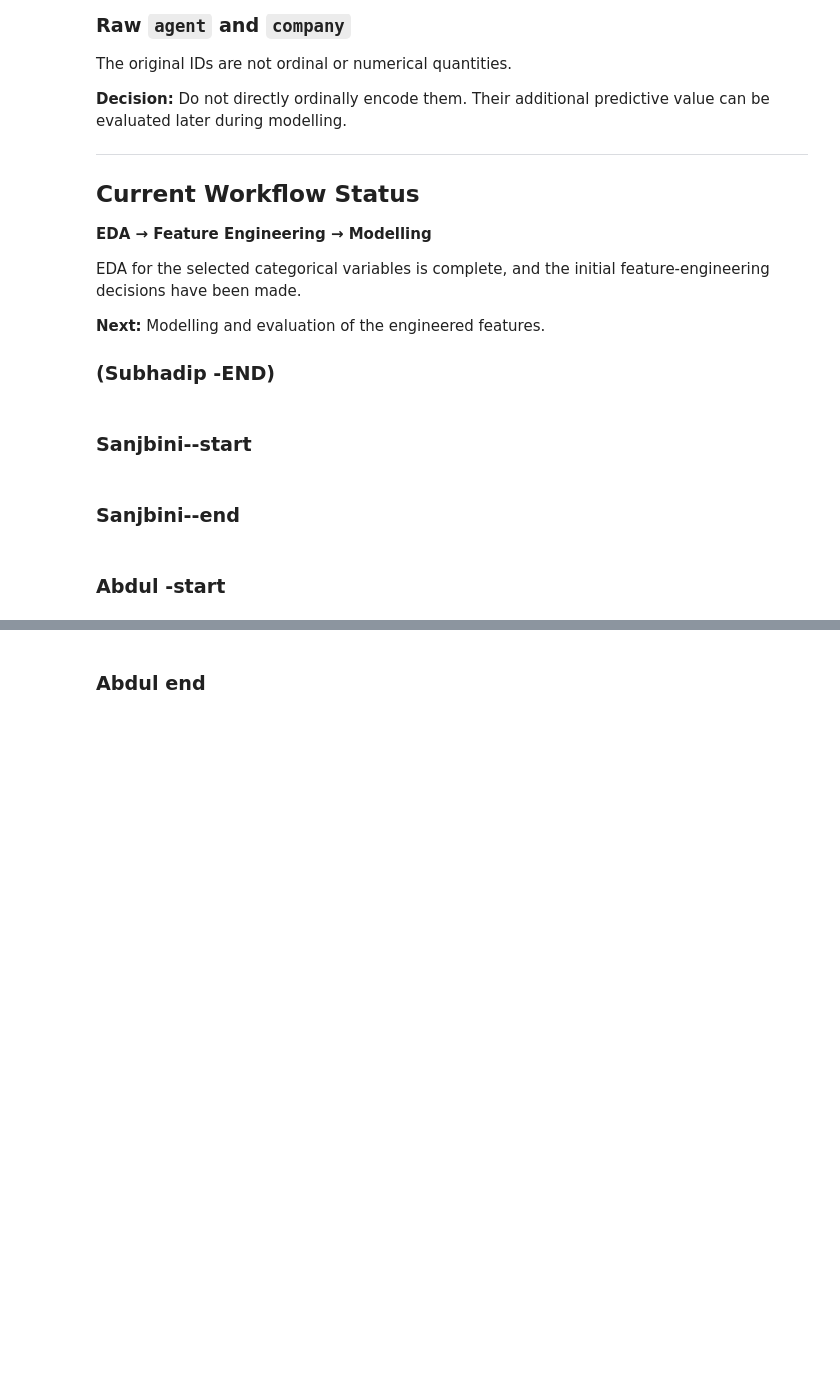
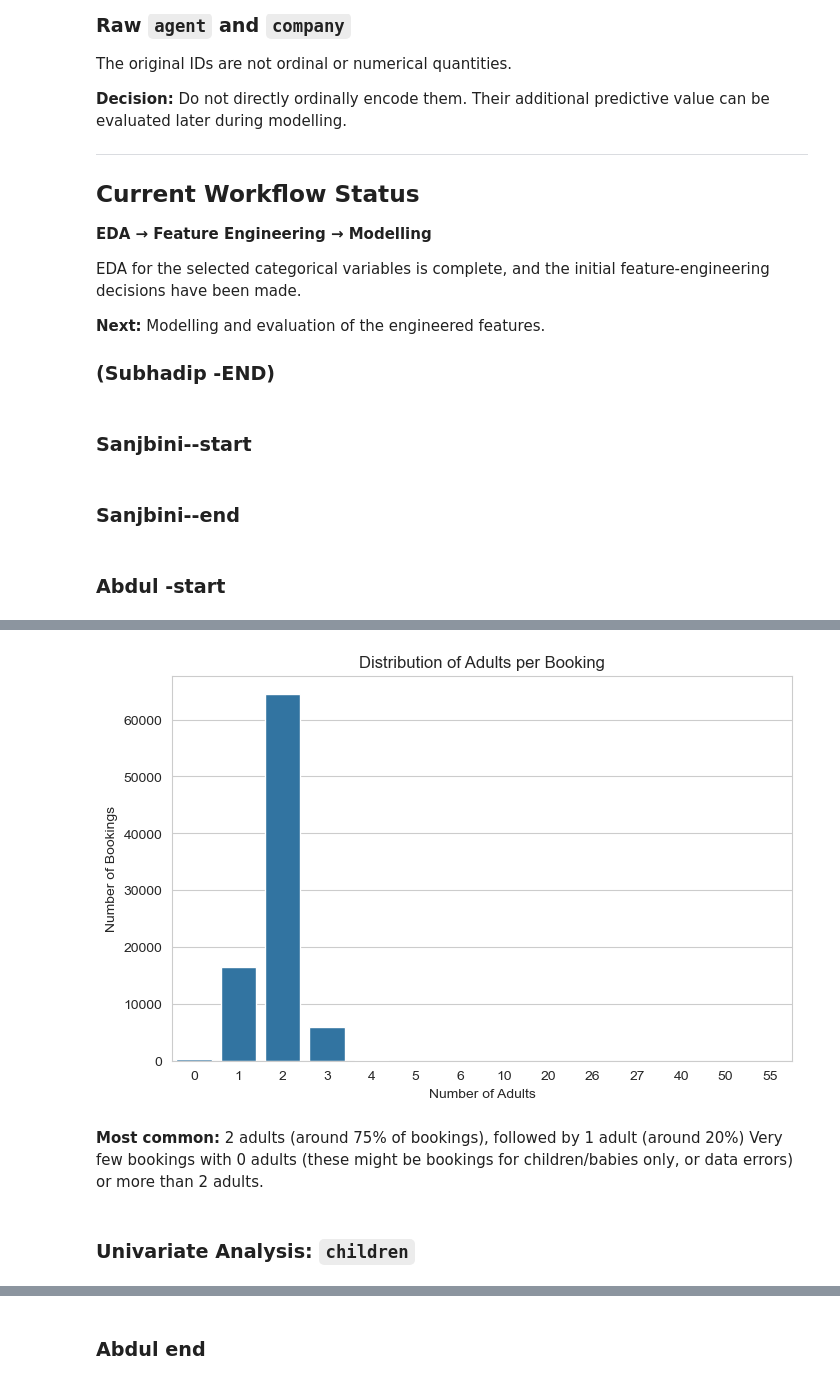
Before and after one commit to dipk6545/hotel-booking-aml, a Jupyter notebook: EDA/Hotel Bookings EDA.ipynb, the cells around one changed output, grey strips where cells are left out. Cells and saved outputs as stored; diff of their text form; code cells hidden in the pictures; blank space fills up the shorter version.

Commit message:
Add Abdul's analysis section to Hotel Bookings notebook

```diff
--- a/EDA/Hotel Bookings EDA.ipynb
+++ b/EDA/Hotel Bookings EDA.ipynb
@@ -2139,0 +2204,11 @@ EDA for the selected categorical variables is complete, and the initial feature-
+# %%
+# Display the shape of the DataFrame
+print(f"Initial DataFrame shape: {df_master.shape}")
+
+# Check for duplicates
+num_duplicates = df_master.duplicated().sum()
+print(f"Number of duplicate rows: {num_duplicates}")
+
+# Drop duplicate rows
+df_master.drop_duplicates(inplace=True)
+print(f"DataFrame shape after dropping duplicates: {df_master.shape}")
@@ -2139,0 +2226,9 @@ EDA for the selected categorical variables is complete, and the initial feature-
+# %%
+# Impute missing values in 'children' with 0.0
+df_master['children'].fillna(0.0, inplace=True)
+
+# Impute missing values in 'country' with 'PRT' (Portugal, the mode)
+df_master['country'].fillna('PRT', inplace=True)
+
+print("Missing values after imputation:")
+print(df_master[['children', 'country']].isnull().sum())
@@ -2139,0 +2327,16 @@ EDA for the selected categorical variables is complete, and the initial feature-
+# %%
+# Visualize the number of adults per booking
+plt.figure(figsize=(8, 5))
+
+sns.countplot(data=df_master, x='adults')
+plt.title('Distribution of Adults per Booking')
+plt.xlabel('Number of Adults')
+plt.ylabel('Number of Bookings')
+plt.show()
+# %% [output]
+[figure, added]
+# %% [markdown]
+**Most common:** 2 adults (around 75% of bookings), followed by 1 adult (around 20%)
+Very few bookings with 0 adults (these might be bookings for children/babies only, or data errors) or more than 2 adults.
+# %% [markdown]
+### Univariate Analysis: `children`
```
Also changed, not shown: parts of 82 cells of this notebook.
